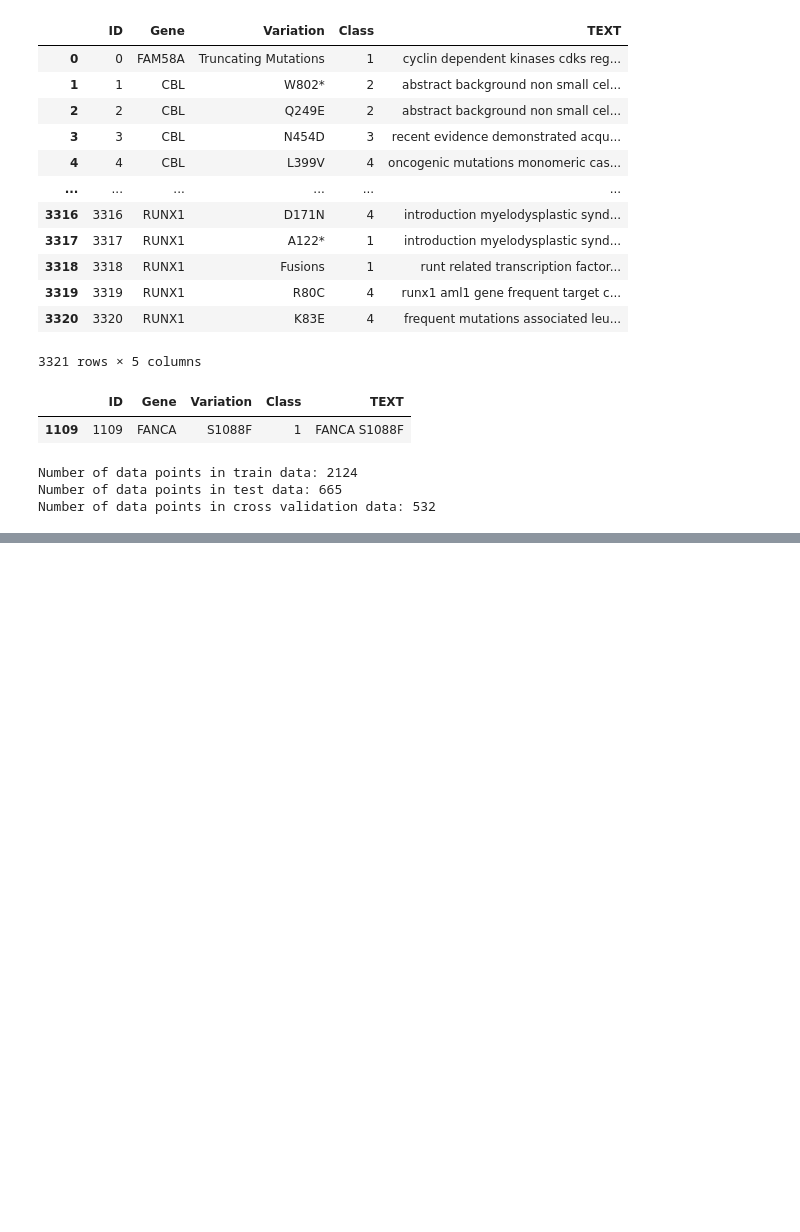
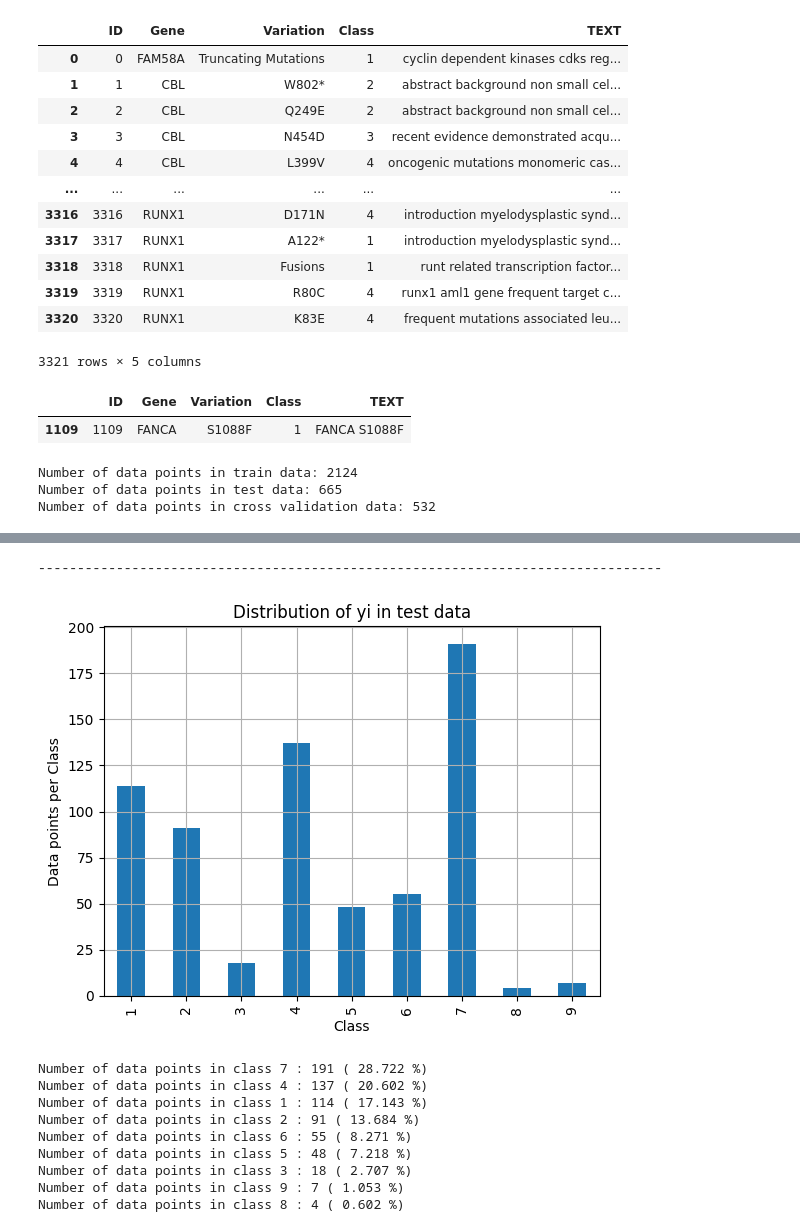
Before and after one commit to pankajshakya627/Personalized-Cancer-Diagnosis, a Jupyter notebook: EDA.ipynb, the cells around one changed output, grey strips where cells are left out. Drawn from its saved outputs; the diff is of its cells as text; code cells hidden in the pictures; blank space fills up the shorter version.

```diff
--- a/EDA.ipynb
+++ b/EDA.ipynb
@@ -218,0 +227,27 @@ Number of data points in cross validation data: 532
+# %%
+
+print('-'*80)
+my_colors = 'rgbkymc'
+test_class_distribution.plot(kind='bar')
+plt.xlabel('Class')
+plt.ylabel('Data points per Class')
+plt.title('Distribution of yi in test data')
+plt.grid()
+plt.show()
+
+
+sorted_yi = np.argsort(-test_class_distribution.values)
+for i in sorted_yi:
+    print('Number of data points in class', i+1, ':',test_class_distribution.values[i], '(', np.round((test_class_distribution.values[i]/test_df.shape[0]*100), 3), '%)')
+# %% [output]
+--------------------------------------------------------------------------------
+[figure, added]
+Number of data points in class 7 : 191 ( 28.722 %)
+Number of data points in class 4 : 137 ( 20.602 %)
+Number of data points in class 1 : 114 ( 17.143 %)
+Number of data points in class 2 : 91 ( 13.684 %)
+Number of data points in class 6 : 55 ( 8.271 %)
+Number of data points in class 5 : 48 ( 7.218 %)
+Number of data points in class 3 : 18 ( 2.707 %)
+Number of data points in class 9 : 7 ( 1.053 %)
+Number of data points in class 8 : 4 ( 0.602 %)
```
Also changed, not shown: parts of 5 cells of this notebook.
